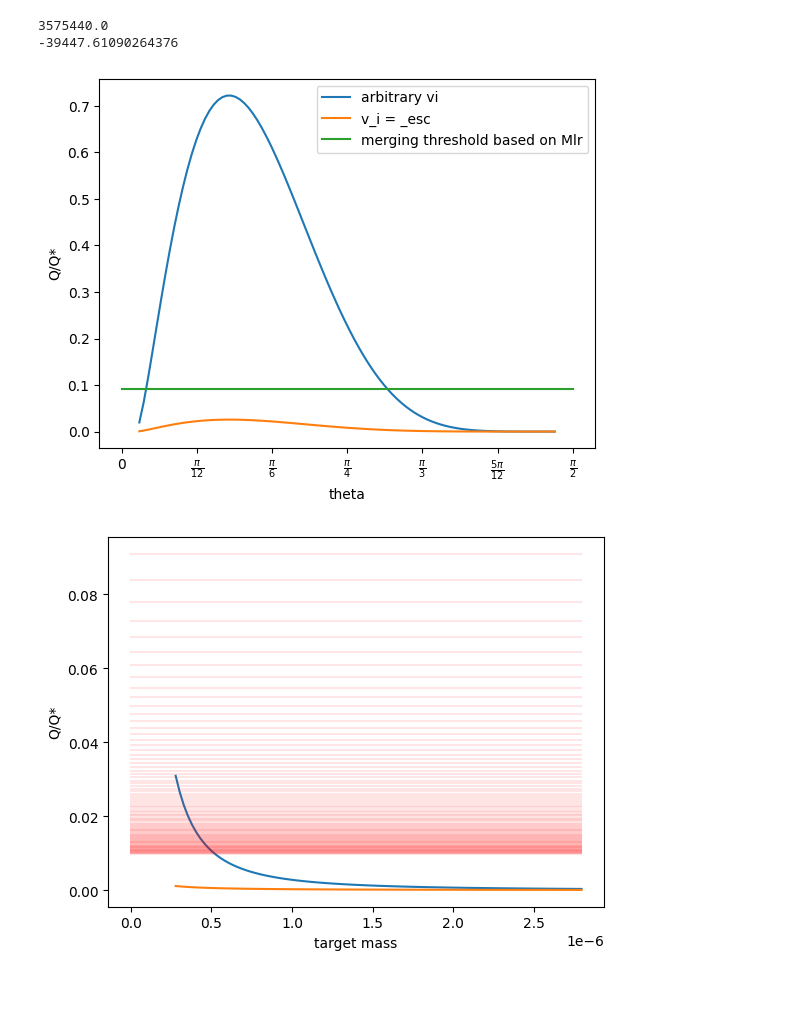
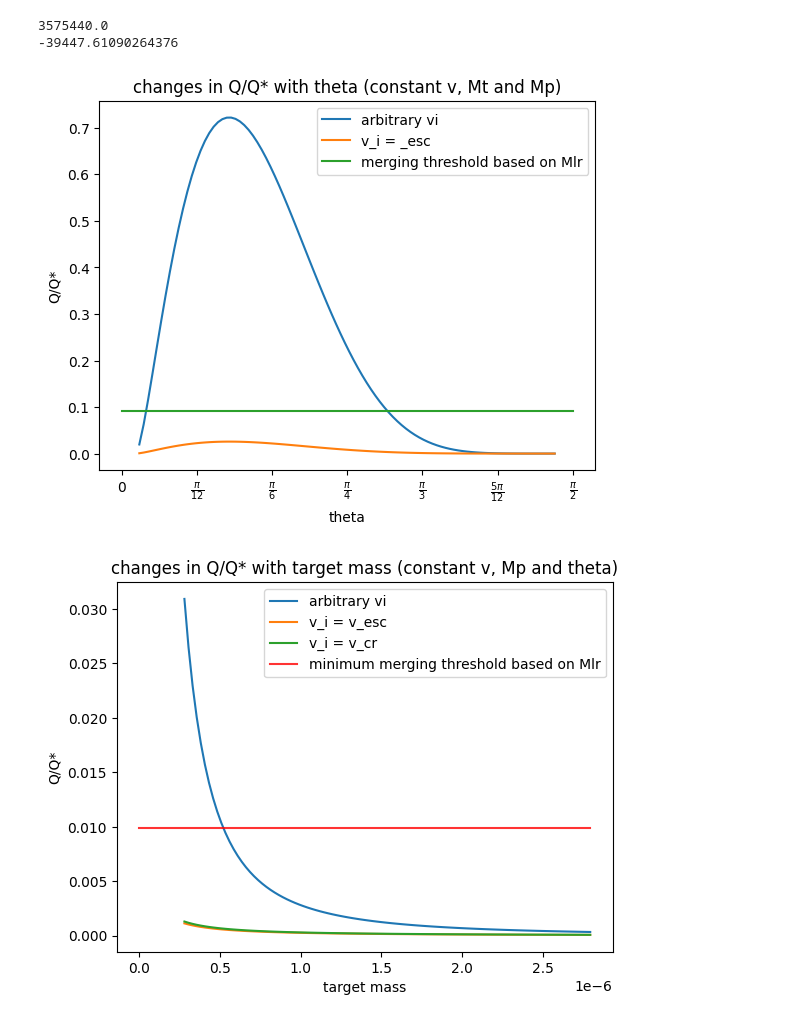
Before and after one commit to haniyehtajer/planetgarten, a Jupyter notebook: algorithm/collsion_physics_generalizes.ipynb, the cells around one changed output. Saved outputs shown, nothing was run; the diff lists cells and outputs as text; code cells hidden in the pictures; blank space fills up the shorter version.

Commit message:
more plots

```diff
--- a/algorithm/collsion_physics_generalizes.ipynb
+++ b/algorithm/collsion_physics_generalizes.ipynb
@@ -53,41 +53,58 @@ def get_Qs(d, m_t, m_p, rho, theta): #d in AU, m_t and m_p in kg, rho in kg/m^3,
     Q_star = Q_0 * ((1+gamma)**2/(4*gamma)) * (mu/mu_alpha)**(3/2)
     Q_esc = (mu * v_esc**2)/(2*M_tot)
     merge_thresh = 2 * m_min/M_tot
-    return Q, Q_star, Q_esc, merge_thresh, v_i, v_esc, b, mu/mu_alpha
+
+
+    c1 = 2.43
+    c2 = -0.0408
+    c3 = 1.86
+    c4 = 1.08
+    phi = theta
+    Gamma = ((1-gamma)/(1+gamma))**2
+    v_cr = v_esc * (  c1*Gamma*(1-np.sin(phi))**(5/2) + c2*Gamma + c3*Gamma*(1-np.sin(phi))**(5/2) + c4  )
+    Q_cr = (mu * v_cr**2)/(2*M_tot)
+
+    return Q, Q_star, Q_esc, Q_cr, merge_thresh, v_i/v_esc, v_cr/v_esc, b, mu/mu_alpha
 # %%
 theta = np.linspace(0,np.pi/2 - np.pi/50, 100)
-Q, Q_star, Q_esc, merge_thresh, v_i, v_esc, b, mu_ratio = get_Qs(2, m_emb, m_pl, 3000, theta)
+Q, Q_star, Q_esc, Q_cr, merge_thresh, v_i_esc, v_cr_v_esc, b, mu_ratio = get_Qs(2, m_emb, m_pl, 3000, theta)
 # %%
 plt.plot(theta, Q/Q_star, label = 'arbitrary vi')
 plt.plot(theta, Q_esc/Q_star, label = 'v_i = _esc')
 
 ticks = [0, np.pi/12, np.pi/6, np.pi/4, np.pi/3, np.pi/3+np.pi/12, np.pi/2]  # Desired tick positions
 tick_labels = [r"$0$", r"$\frac{\pi}{12}$", r"$\frac{\pi}{6}$", r"$\frac{\pi}{4}$", r"$\frac{\pi}{3}$",r"$\frac{5\pi}{12}$", r"$\frac{\pi}{2}$"]  # Labels
 plt.xticks(ticks, tick_labels)
 
 plt.plot([0,np.pi/2], [merge_thresh,merge_thresh], label = 'merging threshold based on Mlr')
 
 plt.legend()
 plt.xlabel('theta')
 plt.ylabel('Q/Q*')
+
+plt.title('changes in Q/Q* with theta (constant v, Mt and Mp)')
 plt.show()
 # %% [output]
-[figure, old version]
+[figure, new version]
 # %%
 #theta = [0, np.pi/6, np.pi/4, np.pi/3, np.pi * 5/12, np.pi/2]
 theta = np.pi/3
 m_target = np.linspace(m_emb, 10*m_emb, 100)
-Q, Q_star, Q_esc, merge_thresh, v_i, v_esc, b, mu_ratio = get_Qs(2, m_target, m_pl, 3000, theta)
+Q1, Q1_star, Q1_esc, Q1_cr, merge_thresh1, v_i_esc, v_cr_v_esc, b, mu_ratio = get_Qs(2, m_target, m_pl, 3000, theta)
 
-plt.plot(m_target/(M_sun/10**3), Q/Q_star, label = 'arbitrary vi')
-plt.plot(m_target/(M_sun/10**3), Q_esc/Q_star, label = 'v_i = _esc')
+plt.plot(m_target/(M_sun/10**3), Q1/Q1_star, label = 'arbitrary vi')
+plt.plot(m_target/(M_sun/10**3), Q1_esc/Q1_star, label = 'v_i = v_esc')
+plt.plot(m_target/(M_sun/10**3), Q1_cr/Q1_star, label = 'v_i = v_cr')
 
 
-plt.plot([0,(10 * m_emb)/(M_sun/10**3)], [merge_thresh,merge_thresh], alpha = 0.1, color = 'red', label = 'merging threshold based on Mlr')
+plt.plot([0,(10 * m_emb)/(M_sun/10**3)], [np.min(merge_thresh1),np.min(merge_thresh1)], alpha = 0.8, color = 'red', label = 'minimum merging threshold based on Mlr')
 
-#plt.legend()
+plt.legend()
 plt.xlabel('target mass')
 plt.ylabel('Q/Q*')
+
+plt.title('changes in Q/Q* with target mass (constant v, Mp and theta)')
+
 plt.show()
 # %% [output]
-[figure, old version]
+[figure, new version]
```
Also changed, not shown: parts of 3 cells of this notebook.
